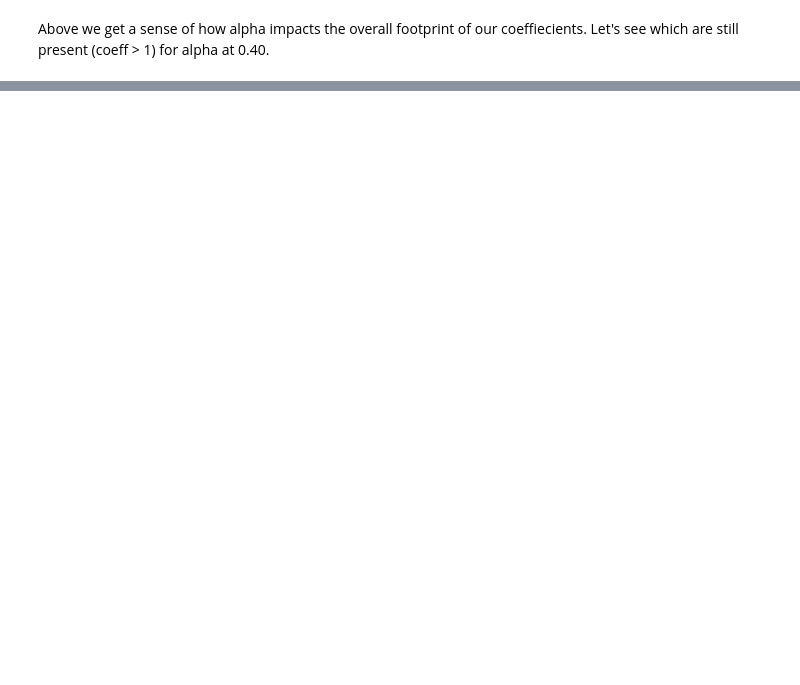
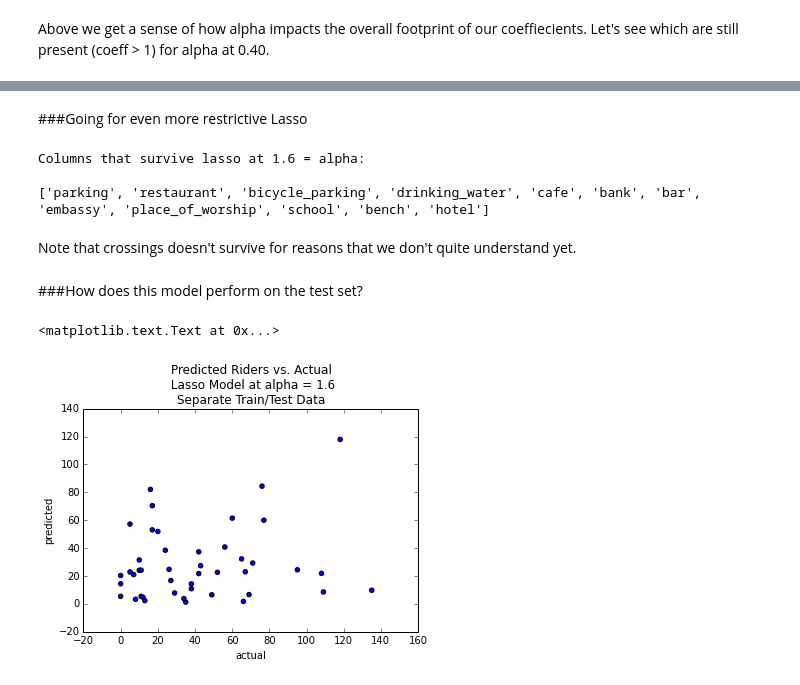
Before and after one commit to tpeek/bikeshare, a Jupyter notebook: Machine Learning.ipynb, the cells around one changed output, grey strips where cells are left out. Drawn from its saved outputs; the diff is of its cells as text; code cells hidden in the pictures; blank space fills up the shorter version.

```diff
--- a/Machine Learning.ipynb
+++ b/Machine Learning.ipynb
@@ -232,0 +233,42 @@ Columns that survive lasso at 0.4 = alpha:
+# %% [markdown]
+###Going for even more restrictive Lasso
+# %%
+del model
+model = Lasso(alpha=1.6)
+model.fit(x,y)
+coeffs_1p6 = DataFrame(np.round(model.coef_, 1))
+coeffs_query = coeffs_1p6[abs(coeffs_1p6) > 1].dropna()
+query_cols = [x.dtypes.index[i] for i in coeffs_query.index]
+print "Columns that survive lasso at 1.6 = alpha:\n\n{}".format(
+    query_cols)
+# %% [output]
+Columns that survive lasso at 1.6 = alpha:
+
+['parking', 'restaurant', 'bicycle_parking', 'drinking_water', 'cafe', 'bank', 'bar', 'embassy', 'place_of_worship', 'school', 'bench', 'hotel']
+# %% [markdown]
+Note that crossings doesn't survive for reasons that we don't quite understand yet.
+# %% [markdown]
+###How does this model perform on the test set?
+# %%
+#x1/y1 are train data; x2/y2 are test data from above
+
+del model
+
+model = Lasso(alpha=1.6)
+model.fit(x1, y1)
+
+predicted = model.predict(x2)
+actual = testd.day_count
+
+predicted = DataFrame(predicted)
+actual = DataFrame(actual)
+
+predicted.columns = ['predicted']
+actual.columns = ['actual']
+
+lindata = actual.join(predicted)
+aplot = lindata.plot(x='actual', y='predicted', kind='scatter')
+aplot.set_title("Predicted Riders vs. Actual\n Lasso Model at alpha = 1.6\nSeparate Train/Test Data")
+# %% [output]
+<matplotlib.text.Text at 0x...>
+[figure, added]
```
Also changed, not shown: parts of 12 cells of this notebook.
